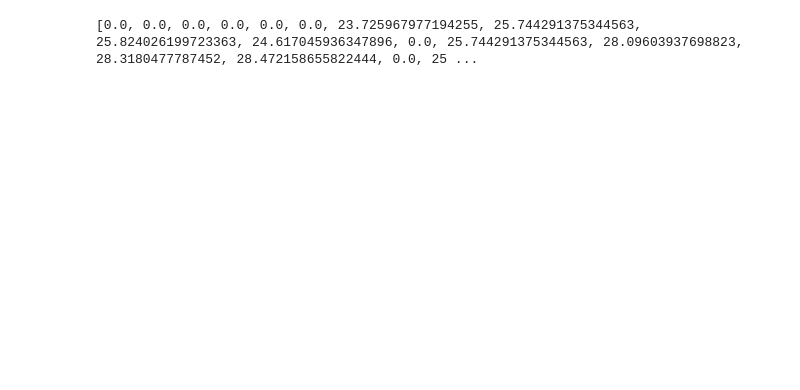
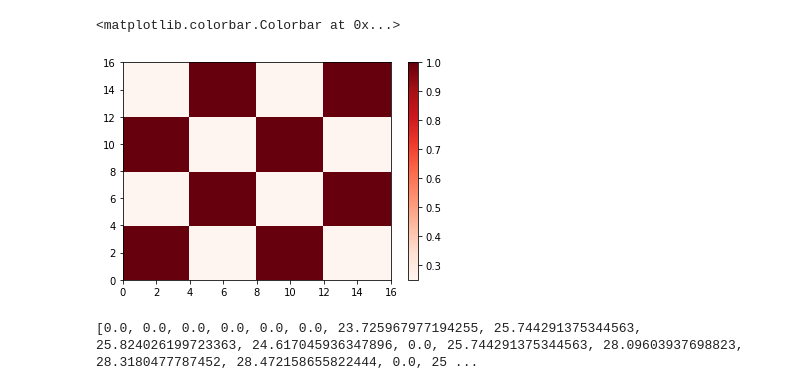
Before and after one commit to ziruijiang/2D_Diffusion_Equation, a Jupyter notebook: 2D Diffusion Equation Solver.ipynb, the cells around one changed output. Drawn from its saved outputs; the diff is of its cells as text; code cells hidden in the pictures; blank space fills up the shorter version.

Commit message:
added equations and graphs

```diff
--- a/2D Diffusion Equation Solver.ipynb
+++ b/2D Diffusion Equation Solver.ipynb
@@ -286,6 +317,15 @@ source_mesh = np.array([[10,10,10,10],
                   [10,10,10,10],
                   [10,10,10,10]])
 err_tol = 10**(-6)
+# %%
+%matplotlib inline
+import matplotlib.pyplot as plt
+plt.set_cmap('Reds')
+plt.pcolormesh(x_pos, y_pos, D_mesh)
+plt.colorbar()
+# %% [output]
+<matplotlib.colorbar.Colorbar at 0x...>
+[figure, added]
 # %%
 flux_gs,j,s = DE_solver(x_pos, y_pos, D_mesh, abs_mesh, source_mesh, err_tol)
 print(flux_gs,j,s)
```
Also changed, not shown: parts of 8 cells of this notebook, 1 other file.
